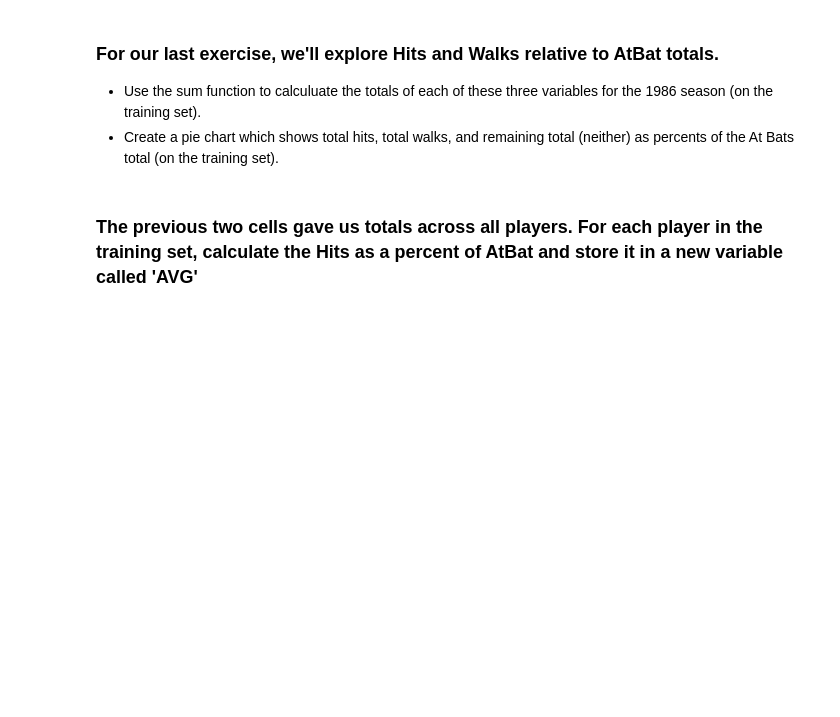
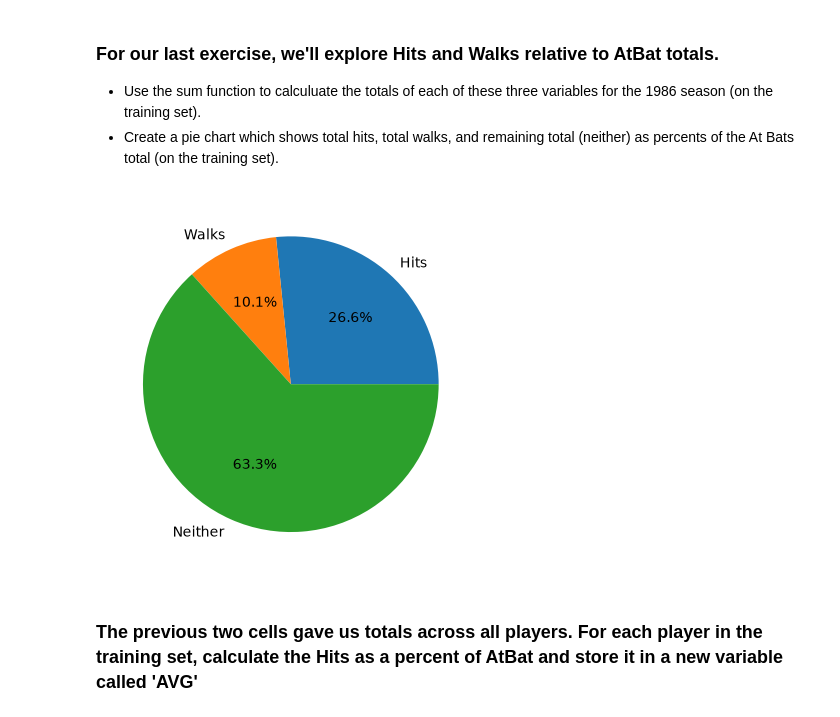
Before and after one commit to mikaylr/code_2600, a Jupyter notebook: mod03_eda.ipynb, the cells around one changed output. Saved outputs shown, nothing was run; the diff lists cells and outputs as text; code cells hidden in the pictures; blank space fills up the shorter version.

```diff
--- a/mod03_eda.ipynb
+++ b/mod03_eda.ipynb
@@ -166,14 +196,24 @@ len(Train[(Train['AtBat_st'] >= -1) & (Train['AtBat_st'] <= 1)])
 - Use the sum function to calculuate the totals of each of these three variables for the 1986 season (on the training set).
 - Create a pie chart which shows total hits, total walks, and remaining total (neither) as percents of the At Bats total (on the training set).
 # %%
-TotHits = #fillin
-TotWalks = #fillin
-TotAtBat = #fillin
+TotHits = Train['Hits'].sum()
+TotWalks = Train['Walks'].sum()
+TotAtBat = Train['AtBat'].sum()
 
 Labels = ['Hits', 'Walks', 'Neither']
 Totals = [TotHits, TotWalks, TotAtBat-TotHits-TotWalks]
 # %%
 # pie chart
+data = {
+    'Hits': TotHits,
+    'Walks': TotWalks,
+    'Neither': TotAtBat-TotHits-TotWalks
+}
+
+plt.pie(data.values(), labels=data.keys(), autopct='%1.1f%%')
+plt.show()
+# %% [output]
+[figure, added]
 # %% [markdown]
 ### The previous two cells gave us totals across all players. For each player in the training set, calculate the Hits as a percent of AtBat and store it in a new variable called 'AVG'
 # %%
```
Also changed, not shown: parts of 10 cells of this notebook.
